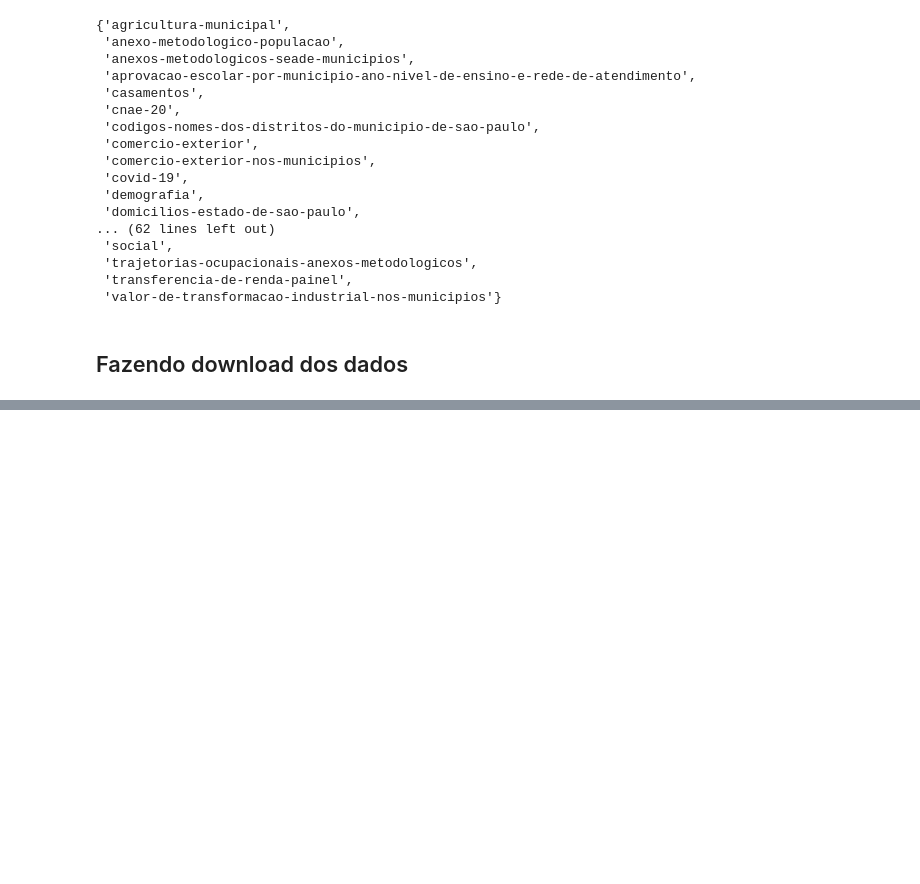
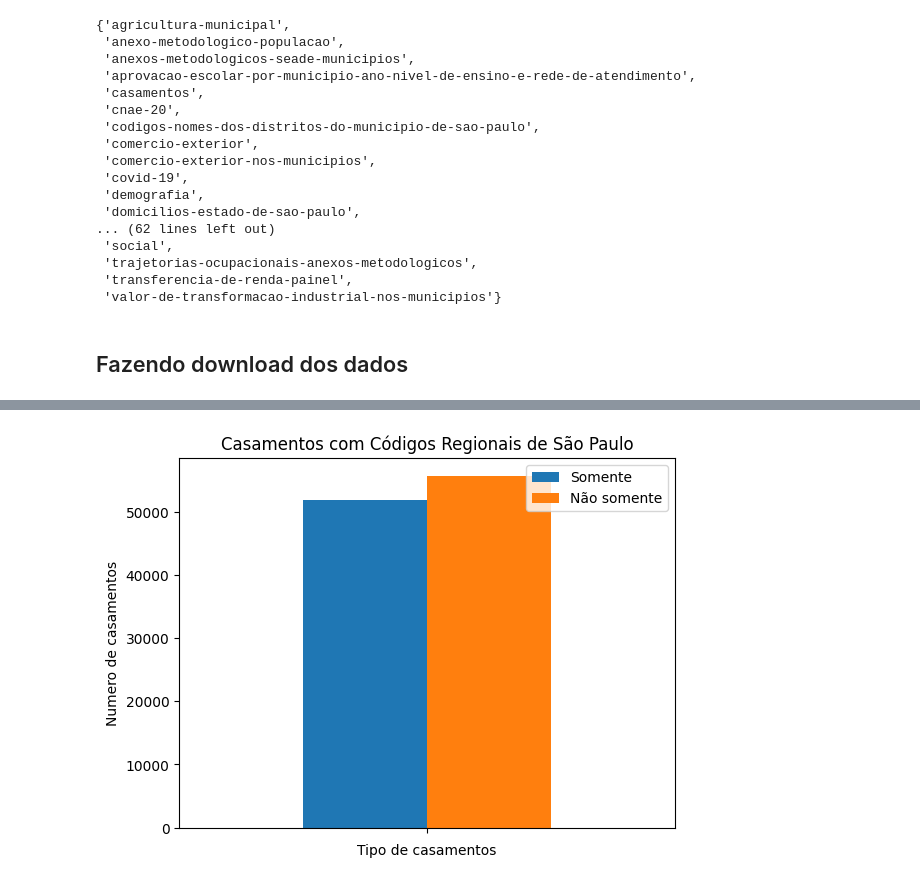
Before and after one commit to mathhmz/sepep-seade-casamentos, a Jupyter notebook: casamentos.ipynb, the cells around one changed output, grey strips where cells are left out. Drawn from its saved outputs; the diff is of its cells as text; code cells hidden in the pictures; blank space fills up the shorter version.

```diff
--- a/casamentos.ipynb
+++ b/casamentos.ipynb
@@ -50,0 +127,2 @@ res.to_csv('arquivo.csv', sep=';', index=False)
+# %%
+df.columns =['naturalidade_cja', 'naturalidade_cjb', 'codmunicipio_cja', 'codmunicipio_cjb', 'idade_cja', 'idade_cjb', 'codmuncasamento']
@@ -50,0 +143,14 @@ res.to_csv('arquivo.csv', sep=';', index=False)
+# %%
+casamentos_mesmo_cod = (df['codmunicipio_cja'] == cod_reg_sp) & (df['codmunicipio_cjb'] == cod_reg_sp)
+# %%
+casamentos_diferentes_cod = (df['codmunicipio_cja'] == cod_reg_sp) | (df['codmunicipio_cjb'] == cod_reg_sp)
+# %%
+res = pd.DataFrame({
+    'Casamentos com o mesmo código regional': casamentos_mesmo_cod.sum(),
+    'Casamentos com códigos regionais diferentes': casamentos_diferentes_cod.sum()
+}, index = [''])
+# %%
+res.plot(kind='bar', legend=True, title='Casamentos com Códigos Regionais de São Paulo', xlabel = 'Tipo de casamentos', ylabel = 'Numero de casamentos')
+plt.legend(["Somente", "Não somente"]);
+# %% [output]
+[figure, added]
```
Also changed, not shown: parts of 15 cells of this notebook, 3 other files.
